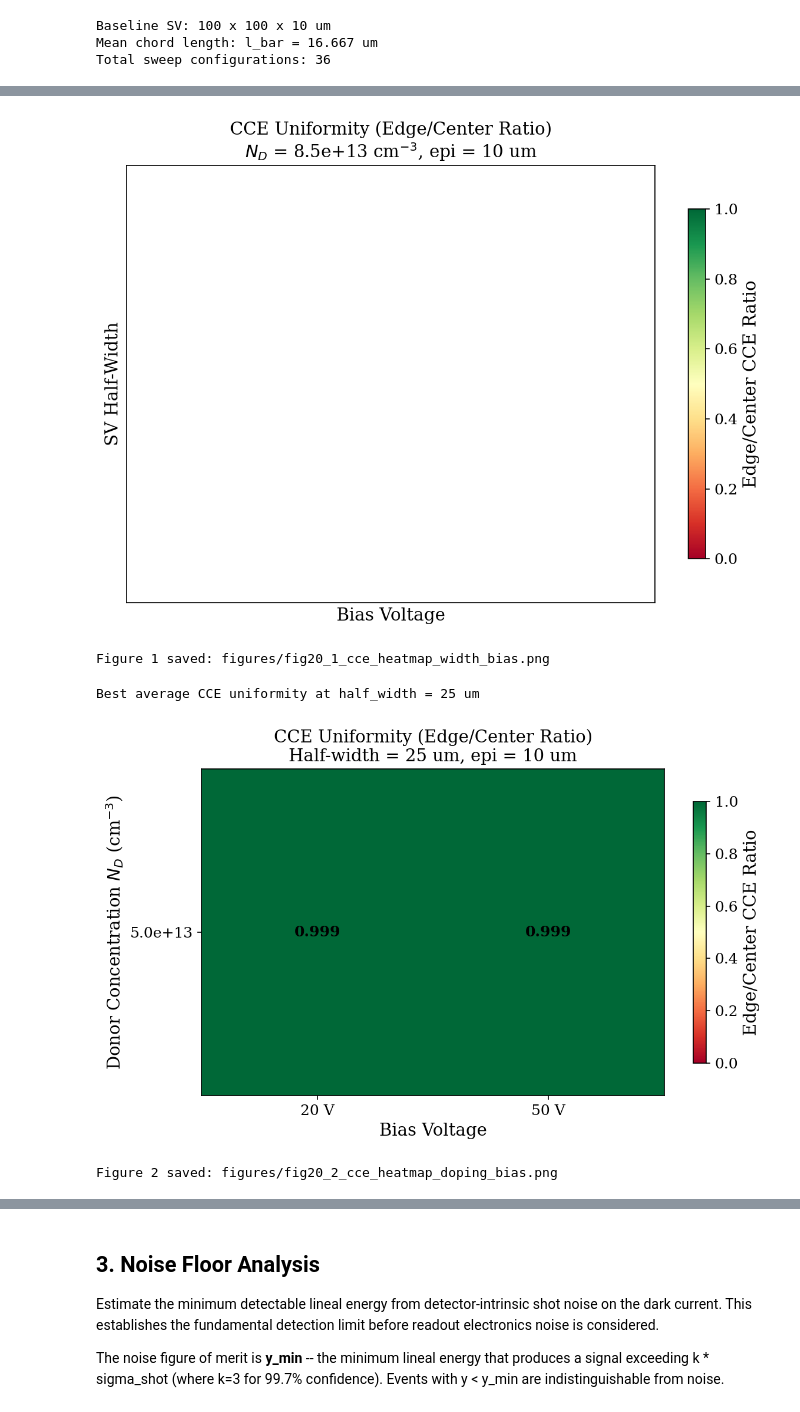
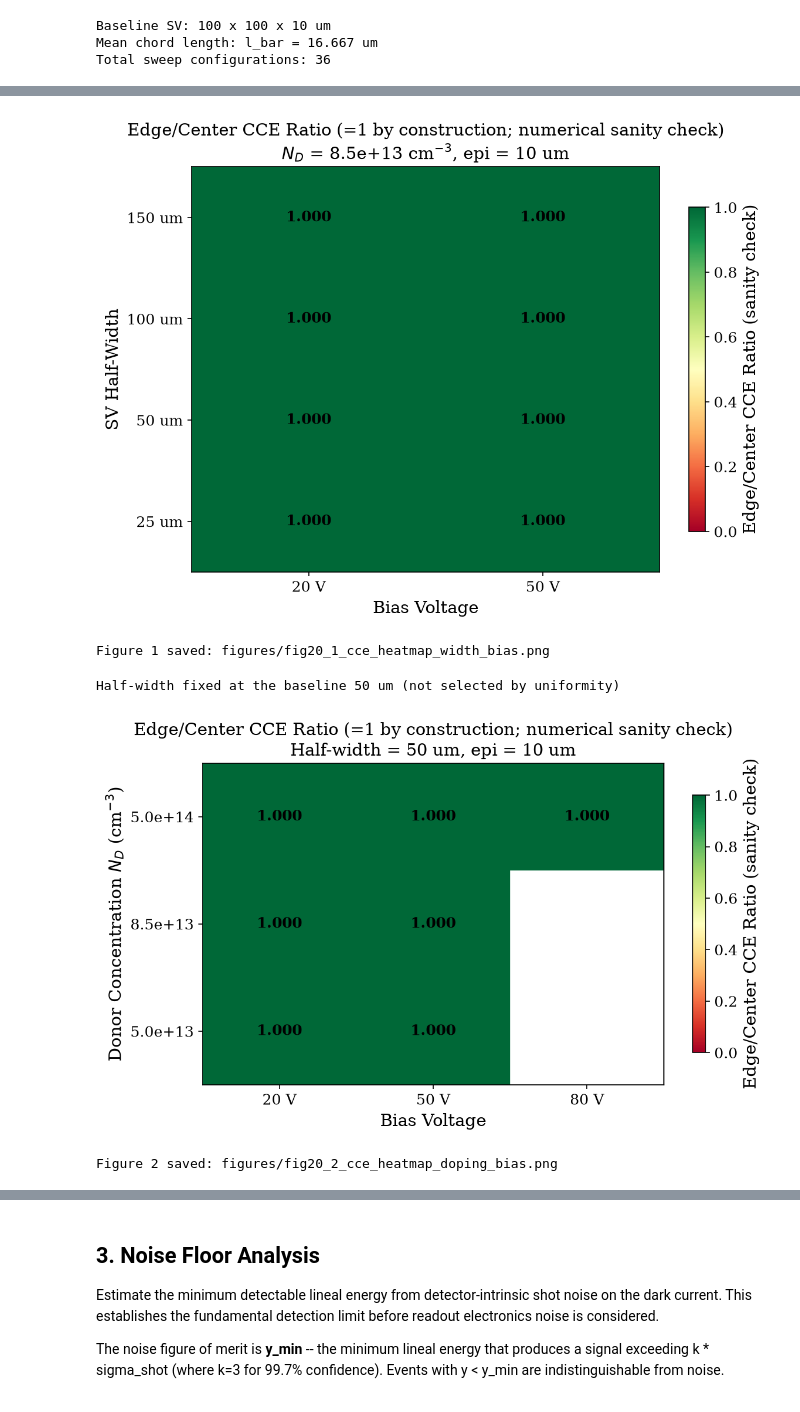
Before and after one commit to ngcex/sic-tcad-detector, a Jupyter notebook: notebooks/20_feasibility_report.ipynb, the cells around one changed output, grey strips where cells are left out. Cells and saved outputs as stored; diff of their text form; code cells hidden in the pictures.

```diff
--- a/notebooks/20_feasibility_report.ipynb
+++ b/notebooks/20_feasibility_report.ipynb
@@ -129,7 +130,7 @@ print(f"  Grid: {len(HALF_WIDTHS)} widths x {len(EPI_THICKNESSES)} epi x "
       f"{len(HALF_WIDTHS)*len(EPI_THICKNESSES)*len(N_D_BULKS)*len(V_BIASES)} configs")
 
 import logging
-logging.getLogger('src.optimization').setLevel(logging.WARNING)
+logging.getLogger('etna.core.optimization').setLevel(logging.WARNING)
 
 sweep_df = microdosimetric_sweep(
     half_widths_um=HALF_WIDTHS,
@@ -138,14 +139,21 @@ sweep_df = microdosimetric_sweep(
     V_biases=V_BIASES,
     n_lateral_points=10,
     n_jobs=4,  # independent fresh builds; results identical to n_jobs=1
+    solver='auto',  # numba 2D engine where eligible (PERF-03), devsim otherwise
 )
 
 print(f"\nSweep complete: {len(sweep_df)} configurations")
 print(f"  Valid results: {sweep_df['edge_center_ratio'].notna().sum()}")
 print(f"  Failed: {sweep_df['edge_center_ratio'].isna().sum()}")
 print()
-print("Top 10 configurations by CCE uniformity (edge/center ratio):")
+print("Top 10 configurations, ranked by OPERATING POINT (valid first, lowest V_bias, then margin over V_fd;")
+print("half-width only breaks ties). The edge/center ratio is 1 up to solver noise for this laterally uniform model")
+print("and is NOT a ranking criterion (see the note above this cell).")
 print(sweep_df.head(10).to_string(index=False))
+
+# Valid operating points at the baseline half-width, distinct in (N_D, V): the width is not discriminated by this model
+ranked_hw = sweep_df[sweep_df['is_valid'] & (sweep_df['half_width_um'] == BASELINE['half_width_um'])].drop_duplicates(['N_D_bulk', 'V_bias'])
+print(f"\nSolver used per row: {sweep_df['solver'].value_counts().to_dict()}")
 # %% [output]
 Running parametric sweep...
   Grid: 4 widths x 1 epi x 3 dopings x 3 biases = 36 configs
@@ -259,5 +268,5 @@ Sweep 8/36 failed (hw=25, epi=0.001, nd=5.0e+14, vb=50): Equilibrium solve faile
 # %%
-# Figure 1: CCE uniformity heatmap -- SV half-width vs bias voltage
+# Figure 1: edge/center CCE ratio heatmap (numerical sanity check; =1 by construction) -- SV half-width vs bias voltage
 # Fix doping at baseline N_D = 8.5e13 cm^-3
 
 baseline_nd = BASELINE['N_D_bulk']
@@ -274,45 +283,43 @@ pivot1 = df_fig1.pivot_table(
     aggfunc='mean',
 )
 
 fig, ax = plt.subplots(figsize=(8, 6))
 im = ax.imshow(pivot1.values, cmap='RdYlGn', aspect='auto',
                vmin=0, vmax=1, origin='lower')
 
 # Annotate cells
 for i in range(pivot1.shape[0]):
     for j in range(pivot1.shape[1]):
         val = pivot1.values[i, j]
         if not np.isnan(val):
             color = 'white' if val < 0.4 else 'black'
             ax.text(j, i, f'{val:.3f}', ha='center', va='center',
                     fontsize=12, fontweight='bold', color=color)
 
 ax.set_xticks(range(len(pivot1.columns)))
 ax.set_xticklabels([f'{v:.0f} V' for v in pivot1.columns])
 ax.set_yticks(range(len(pivot1.index)))
 ax.set_yticklabels([f'{w:.0f} um' for w in pivot1.index])
 ax.set_xlabel('Bias Voltage')
 ax.set_ylabel('SV Half-Width')
-ax.set_title(f'CCE Uniformity (Edge/Center Ratio)\n'
+ax.set_title(f'Edge/Center CCE Ratio (=1 by construction; numerical sanity check)\n'
              f'$N_D$ = {baseline_nd:.1e} cm$^{{-3}}$, epi = 10 um')
 
-plt.colorbar(im, ax=ax, label='Edge/Center CCE Ratio', shrink=0.8)
+plt.colorbar(im, ax=ax, label='Edge/Center CCE Ratio (sanity check)',shrink=0.8)
 plt.tight_layout()
 os.makedirs('figures', exist_ok=True)
 plt.savefig('figures/fig20_1_cce_heatmap_width_bias.png', bbox_inches='tight')
 plt.show()
 print("Figure 1 saved: figures/fig20_1_cce_heatmap_width_bias.png")
 # %% [output]
-[figure, old version]
+[figure, new version]
 Figure 1 saved: figures/fig20_1_cce_heatmap_width_bias.png
 # %%
-# Figure 2: CCE uniformity heatmap -- N_D vs bias voltage
-# Fix half-width at the best value from Figure 1
+# Figure 2: edge/center CCE ratio heatmap (numerical sanity check; =1 by construction) -- N_D vs bias voltage
+# Half-width fixed at the baseline (not discriminated by this laterally uniform model)
 
-# Find the half-width with best average edge/center ratio
-best_hw = (sweep_df.groupby('half_width_um')['edge_center_ratio']
-           .mean().idxmax())
-print(f"Best average CCE uniformity at half_width = {best_hw:.0f} um")
+best_hw = BASELINE['half_width_um']  # width is not discriminated (edge/center ratio = 1 within noise)
+print(f"Half-width fixed at the baseline {best_hw:.0f} um (not selected by uniformity)")
 
 df_fig2 = sweep_df[
     (sweep_df['half_width_um'] == best_hw) &
@@ -344,16 +351,16 @@ ax.set_yticks(range(len(pivot2.index)))
 ax.set_yticklabels([f'{nd:.1e}' for nd in pivot2.index])
 ax.set_xlabel('Bias Voltage')
 ax.set_ylabel('Donor Concentration $N_D$ (cm$^{-3}$)')
-ax.set_title(f'CCE Uniformity (Edge/Center Ratio)\n'
+ax.set_title(f'Edge/Center CCE Ratio (=1 by construction; numerical sanity check)\n'
              f'Half-width = {best_hw:.0f} um, epi = 10 um')
 
-plt.colorbar(im, ax=ax, label='Edge/Center CCE Ratio', shrink=0.8)
+plt.colorbar(im, ax=ax, label='Edge/Center CCE Ratio (sanity check)',shrink=0.8)
 plt.tight_layout()
 plt.savefig('figures/fig20_2_cce_heatmap_doping_bias.png', bbox_inches='tight')
 plt.show()
 print("Figure 2 saved: figures/fig20_2_cce_heatmap_doping_bias.png")
 # %% [output]
-Best average CCE uniformity at half_width = 25 um
+Half-width fixed at the baseline 50 um (not selected by uniformity)
-[figure, old version]
+[figure, new version]
 Figure 2 saved: figures/fig20_2_cce_heatmap_doping_bias.png
 # %%
```
Also changed, not shown: parts of 22 cells of this notebook, 13 other files.
